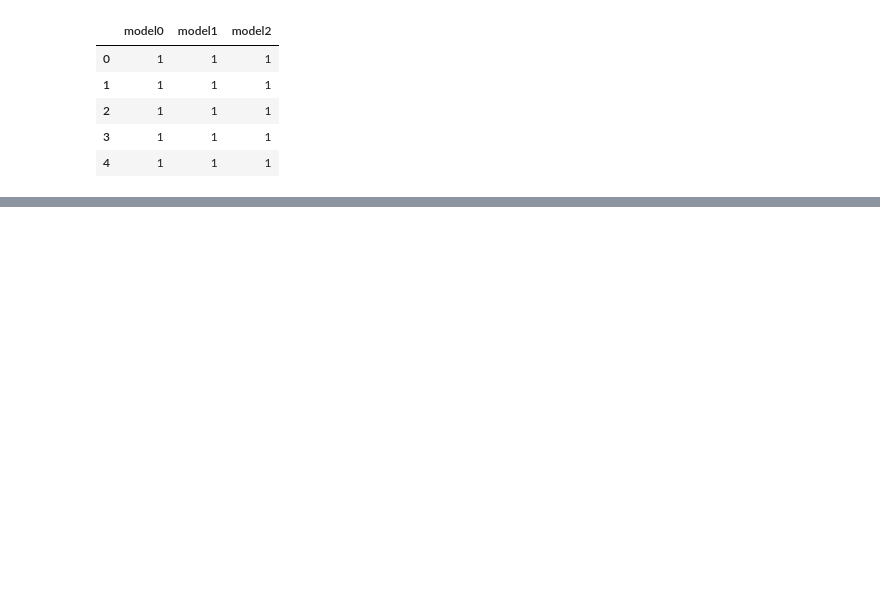
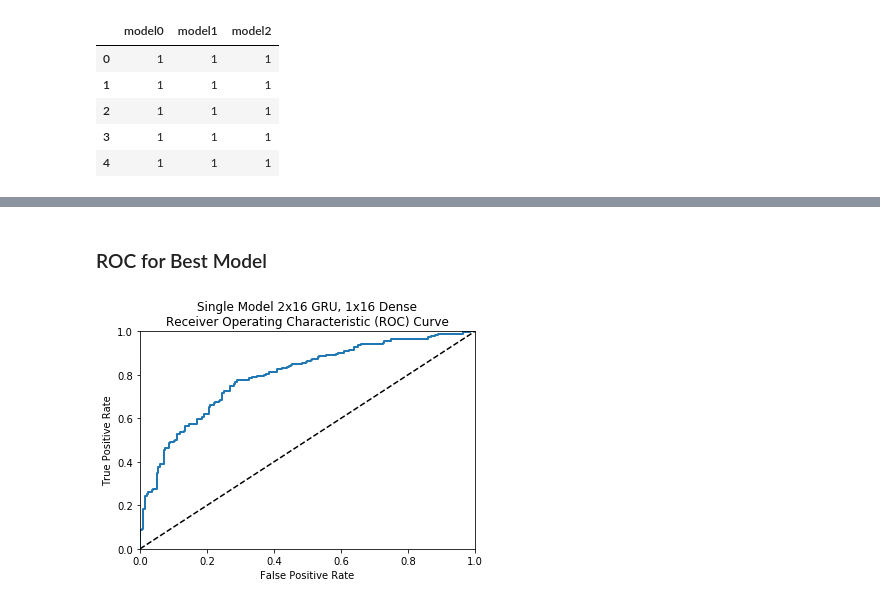
Before and after one commit to tkokkeng/KE5006-AppliedResearch, a Jupyter notebook: Modelling/results.layer1.ensembles.ipynb, the cells around one changed output, grey strips where cells are left out. Saved outputs shown, nothing was run; the diff lists cells and outputs as text; code cells hidden in the pictures; blank space fills up the shorter version.

Commit message:
Added ROC curves
- corrected error in AUC computation
- plotted ROC curves

```diff
--- a/Modelling/results.layer1.ensembles.ipynb
+++ b/Modelling/results.layer1.ensembles.ipynb
@@ -1100,3 +1100,5 @@ _________________________________________________________________
 y_pred = model.predict_classes(X_test, batch_size=None, verbose=1)
 # %% [output]
 400/400 [==============================] - 1s 3ms/step
+# %%
+y_pred_proba = model.predict_proba(X_test, batch_size=None, verbose=1)
@@ -1105,3 +1139,5 @@ acc_list.append(('2x16GRU 1x16D', 'single') + all_scores(y_test, y_pred))
+# %%
+fpr0, tpr0, threshold0 = roc_curve(y_test, y_pred_proba)
 # %% [markdown]
 ### 1x16 Conv1D, 2x16 GRU Bidirectional, 1x8 Dense Best Single Model
 * Dropout 0.6
@@ -1294,0 +1364,12 @@ acc_df
+# %% [markdown]
+### ROC for Best Model
+# %%
+plt.plot(fpr0, tpr0, linewidth=2)
+plt.plot([0, 1], [0, 1], 'k--')
+plt.axis([0, 1, 0, 1])
+plt.xlabel('False Positive Rate')
+plt.ylabel('True Positive Rate')
+plt.title('Single Model 2x16 GRU, 1x16 Dense\nReceiver Operating Characteristic (ROC) Curve')
+plt.savefig('roc_gru.svg')
+# %% [output]
+[figure, added]
```
Also changed, not shown: parts of 43 cells of this notebook, 1 other file.
